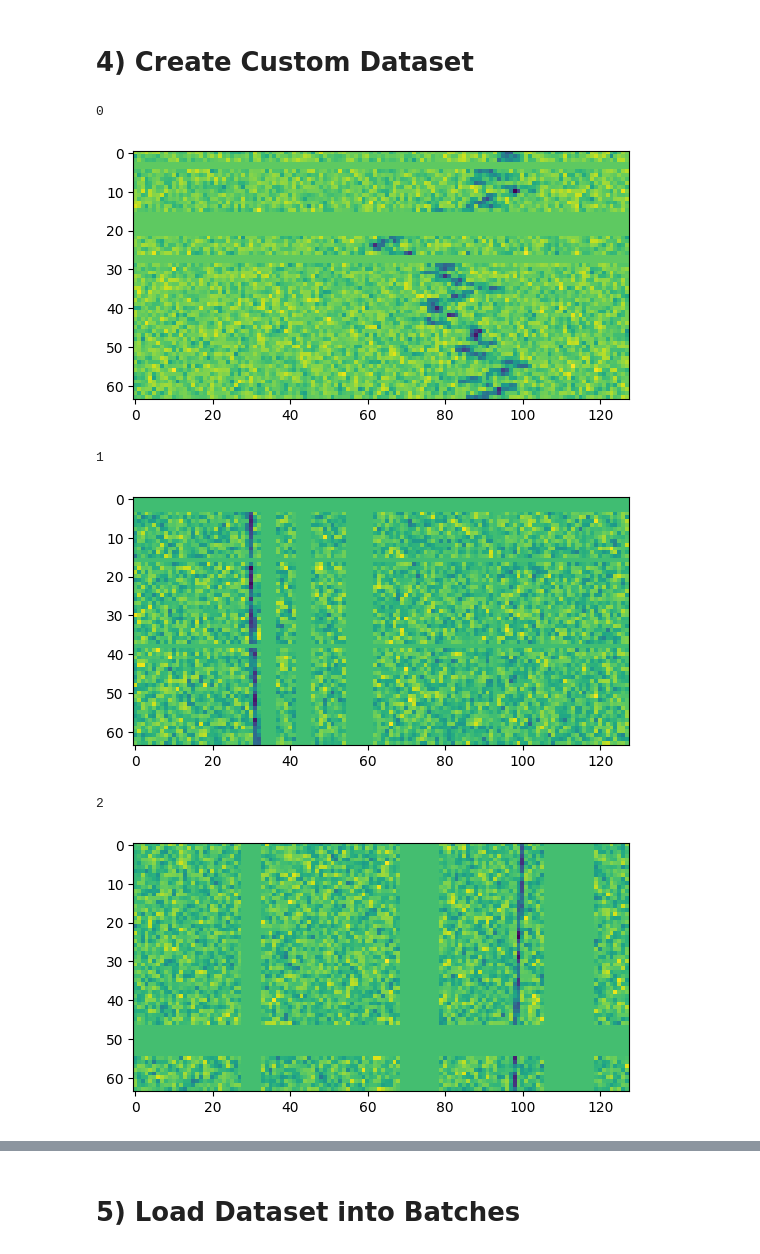
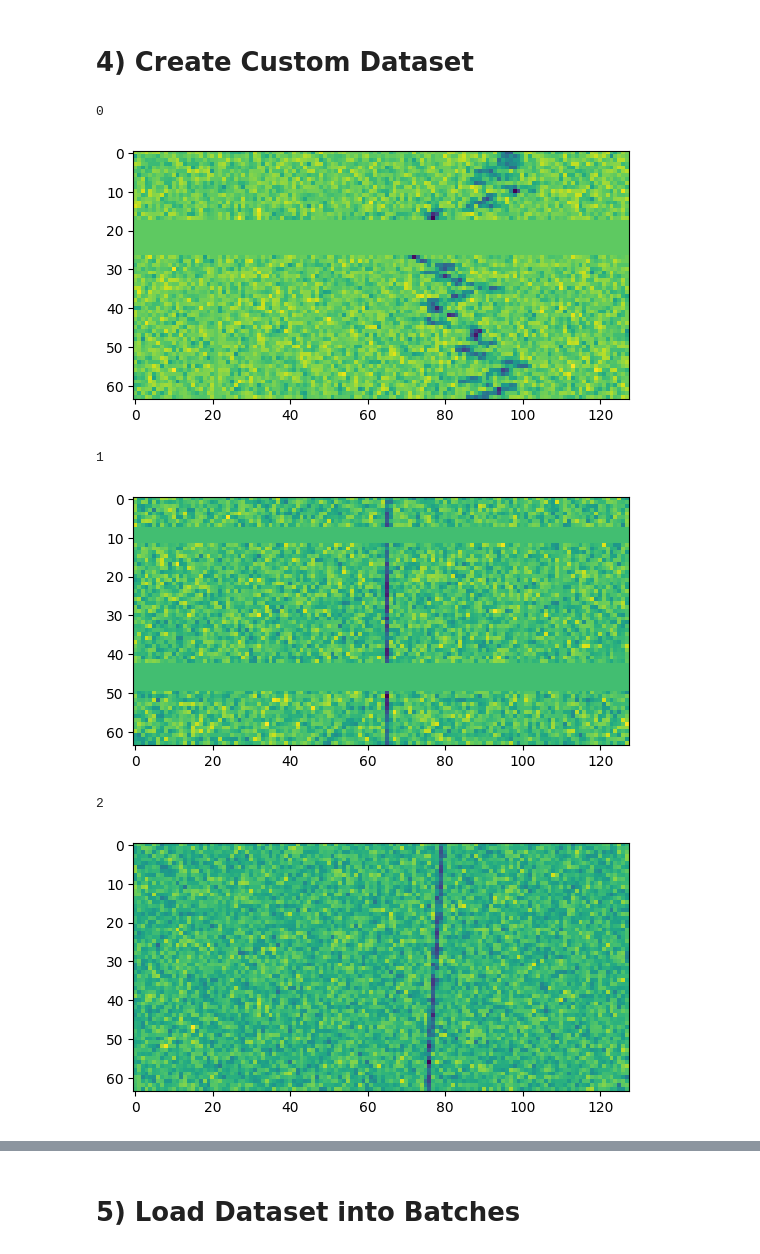
Before and after one commit to balarcode/deep-learning, a Jupyter notebook: telecommunications/radio_signal_classification/radio_signal_classification.ipynb, the cells around one changed output, grey strips where cells are left out. Cells and saved outputs as stored; diff of their text form; code cells hidden in the pictures.

```diff
--- a/telecommunications/radio_signal_classification/radio_signal_classification.ipynb
+++ b/telecommunications/radio_signal_classification/radio_signal_classification.ipynb
@@ -104,5 +104,5 @@ display_spectrogram(idx)
 # %%
 # Plot the spectrogram
-idx = 1808 # Spectrogram index
+idx = 808 # Spectrogram index
 display_spectrogram(idx)
 # %% [output]
@@ -208,21 +208,21 @@ plt.imshow(image.permute(0, 1, 2).squeeze())
 print(label)
 # %% [output]
 0
-[figure, old version]
+[figure, new version]
 # %%
-idx = 3102 # Narrowband_1
+idx = 1102 # Narrowband_1
 image, label = trainset[idx]
 plt.imshow(image.permute(0, 1, 2).squeeze())
 print(label)
 # %% [output]
 1
-[figure, old version]
+[figure, new version]
 # %%
-idx = 901 # Narrowband_2
+idx = 401 # Narrowband_2
 image, label = trainset[idx]
 plt.imshow(image.permute(0, 1, 2).squeeze())
 print(label)
 # %% [output]
 2
-[figure, old version]
+[figure, new version]
 # %%
```
Also changed, not shown: parts of 10 cells of this notebook.
